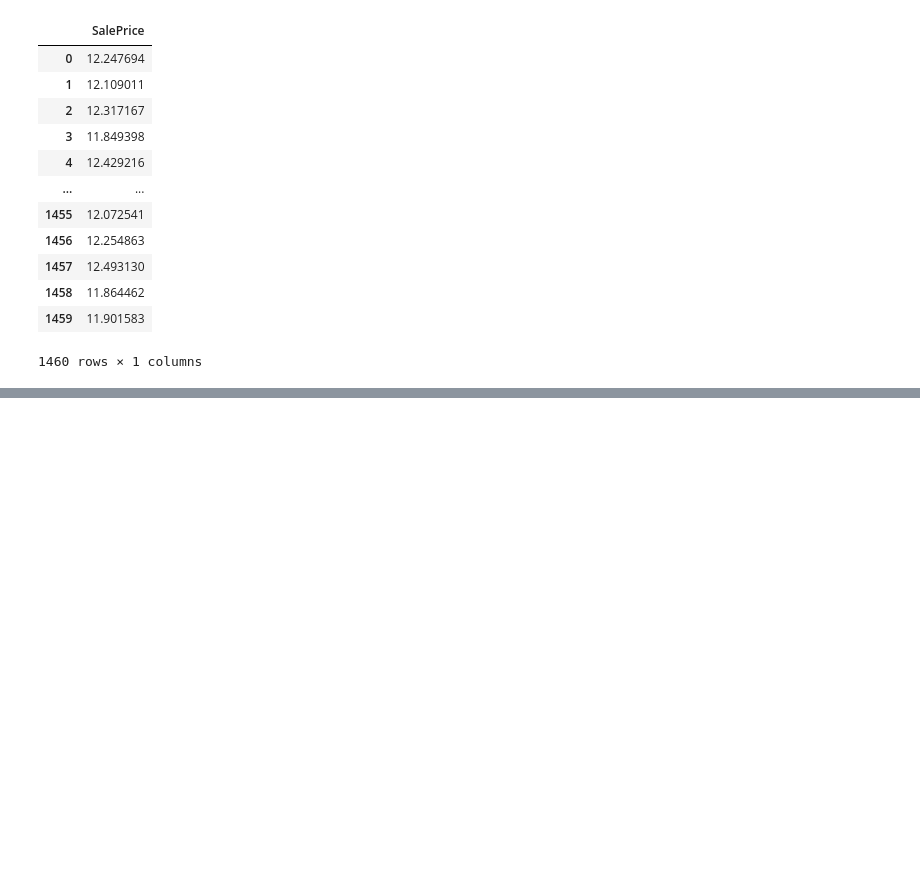
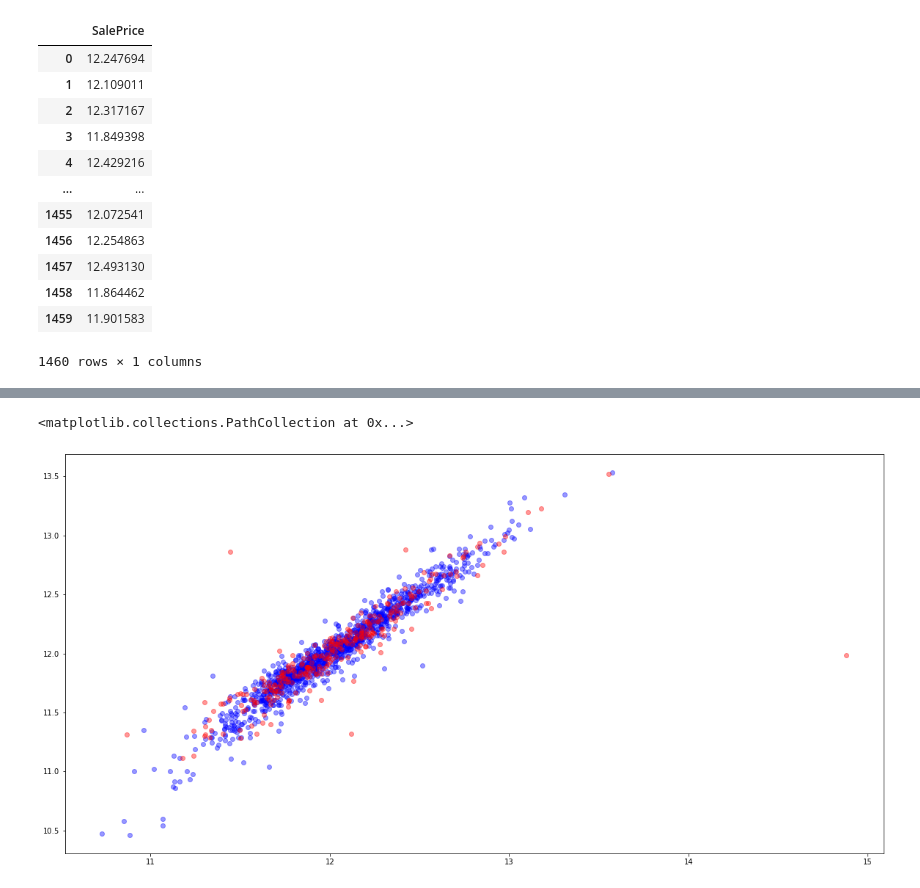
Before and after one commit to tdchoi7/ML_Project_Self, a Jupyter notebook: ML_HousingPrice_ModelTraining_Predicting.ipynb, the cells around one changed output, grey strips where cells are left out. Drawn from its saved outputs; the diff is of its cells as text; code cells hidden in the pictures; blank space fills up the shorter version.

```diff
--- a/ML_HousingPrice_ModelTraining_Predicting.ipynb
+++ b/ML_HousingPrice_ModelTraining_Predicting.ipynb
@@ -184,0 +194,7 @@ Wall time: 10.1 s
+# %%
+plt.figure(figsize=(20, 10))
+plt.scatter(gs_lasso.predict(xtrain), ytrain, color='blue', alpha=0.4)
+plt.scatter(gs_lasso.predict(xtest), ytest, color='red', alpha=0.4)
+# %% [output]
+<matplotlib.collections.PathCollection at 0x...>
+[figure, added]
```
Also changed, not shown: parts of 20 cells of this notebook, 3 other files.
